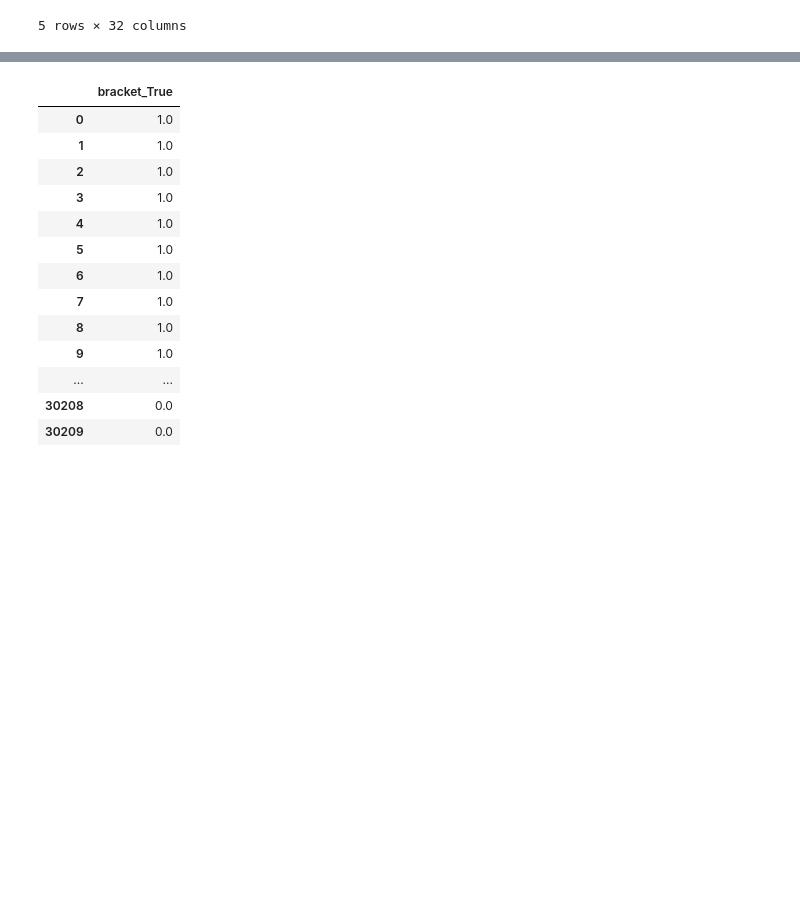
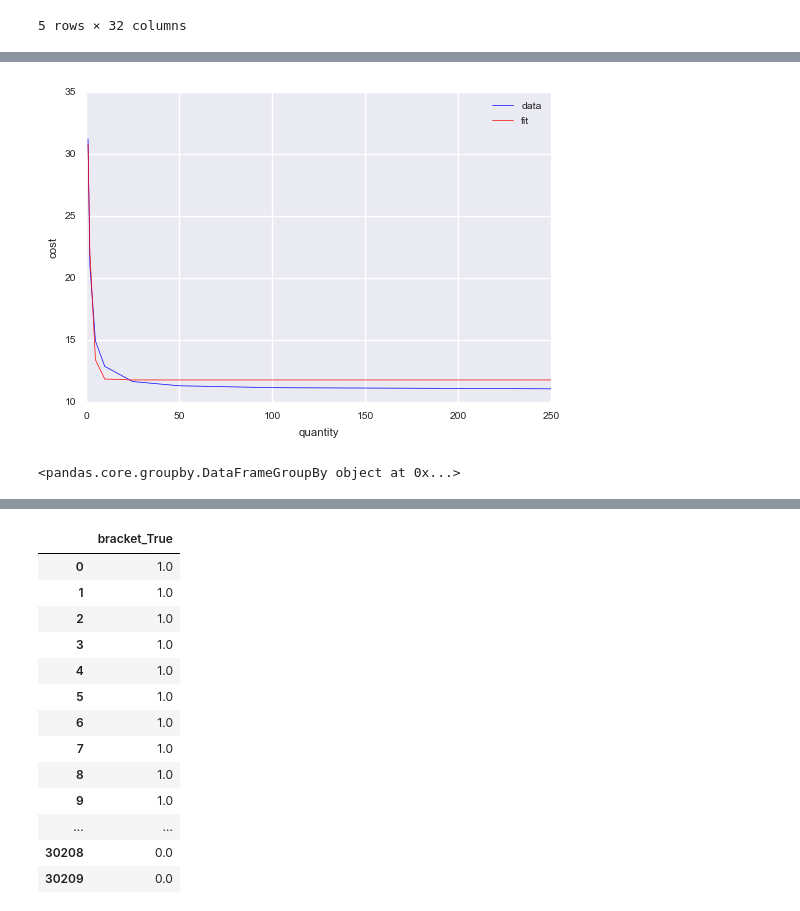
Before and after one commit to harinderbhasin/DataMining, a Jupyter notebook: Caterpillar_EDA.ipynb, the cells around one changed output, grey strips where cells are left out. Saved outputs shown, nothing was run; the diff lists cells and outputs as text; code cells hidden in the pictures; blank space fills up the shorter version.

```diff
--- a/Caterpillar_EDA.ipynb
+++ b/Caterpillar_EDA.ipynb
@@ -73,0 +83,20 @@ df.describe()
+# %%
+def func(x, a, b, c):
+    return a * np.exp(-b * x) + c
+
+xdata = df[df.tube_assembly_id == input_tube_assembly].quantity
+ydata = df[df.tube_assembly_id == input_tube_assembly].cost
+popt, pcov = curve_fit(func, xdata, ydata)
+plt.plot(xdata, ydata, 'b-', label='data')
+plt.plot(xdata, func(xdata, *popt), 'r-', label='fit')
+plt.xlabel('quantity')
+plt.ylabel('cost')
+plt.legend()
+plt.show()
+# %% [output]
+[figure, added]
+# %%
+df_grouped = df.groupby(by = ['tube_assembly_id','supplier', 'material_id'])
+df_grouped
+# %% [output]
+<pandas.core.groupby.DataFrameGroupBy object at 0x...>
```
Also changed, not shown: parts of 23 cells of this notebook.
